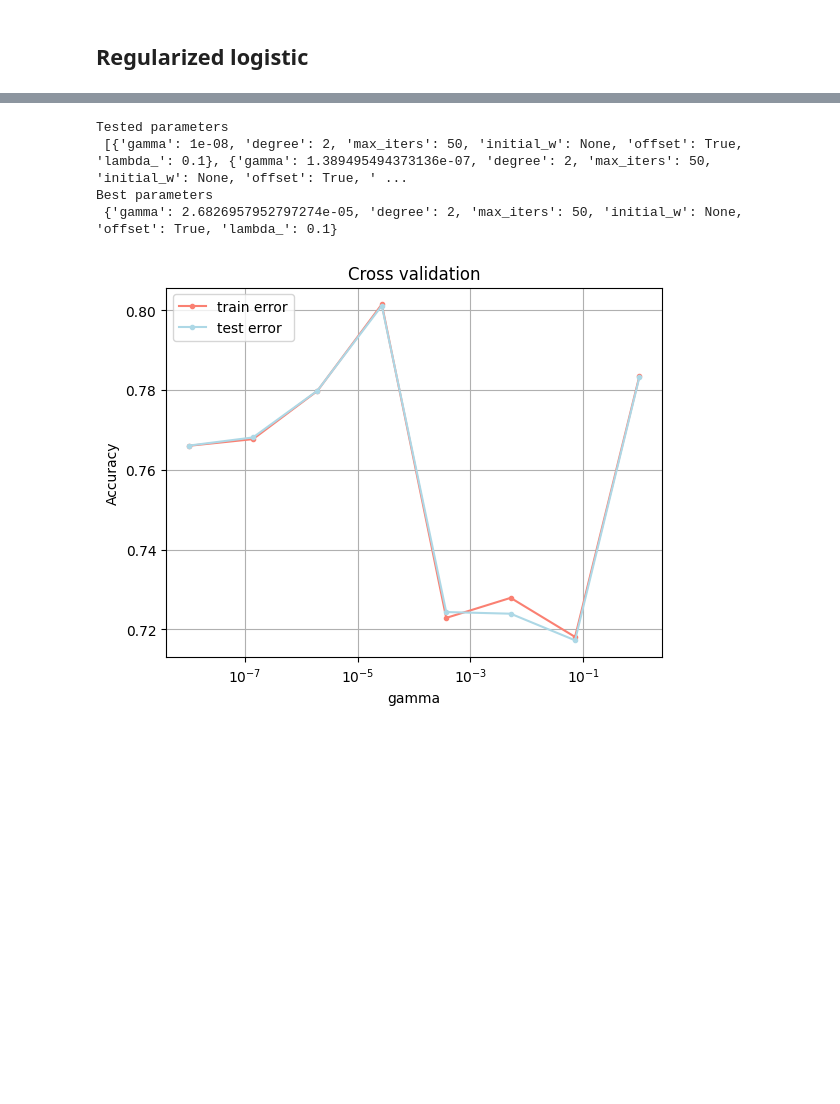
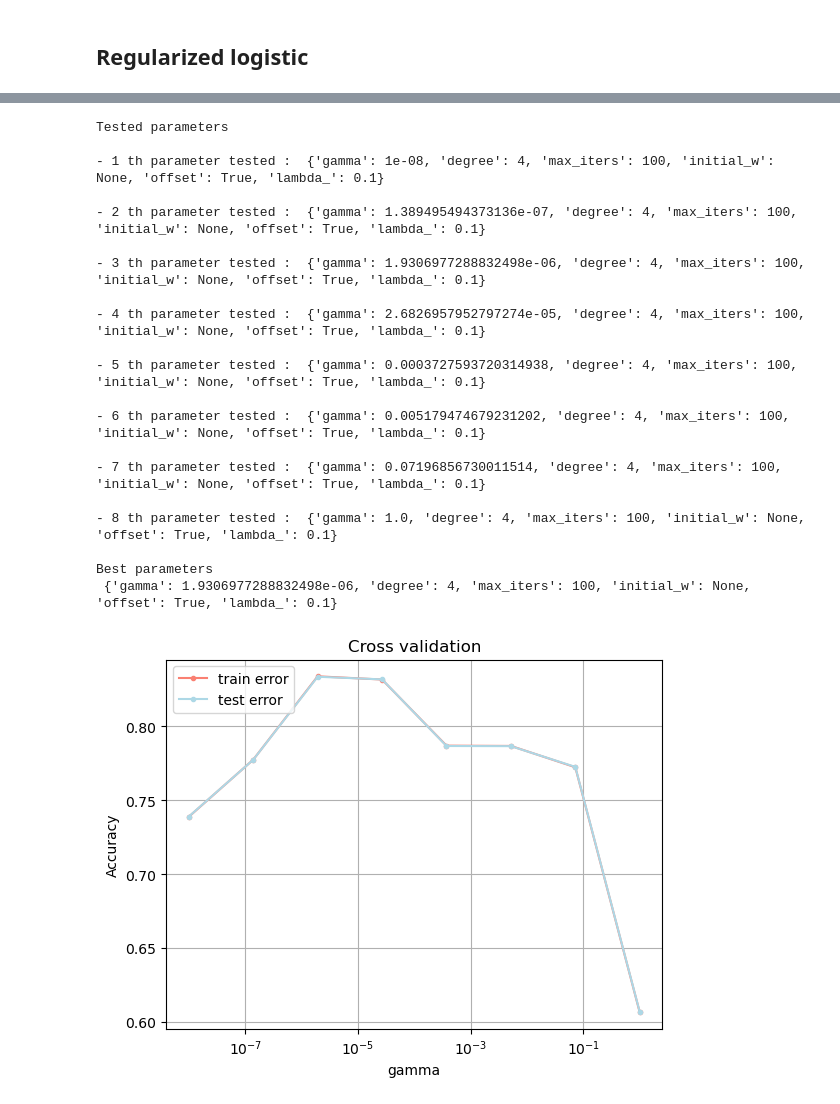
Before and after one commit to Alicia-max/ML--Binary-classification_Higgs-boson-competition, a Jupyter notebook: project/visu.ipynb, the cells around one changed output, grey strips where cells are left out. Drawn from its saved outputs; the diff is of its cells as text; code cells hidden in the pictures; blank space fills up the shorter version.

```diff
--- a/project/visu.ipynb
+++ b/project/visu.ipynb
@@ -89,7 +86,7 @@ for idx in range(tX.shape[1]):
 # %% [markdown]
 # Data Preprocessing
 # %%
-preprocessed_X,preprocessed_X_test, preprocessed_y, _  = preprocess_data_new(tX, tX_test, y, 'under')
+preprocessed_X,preprocessed_X_test, preprocessed_y, _  = preprocess_data_new(tX, tX_test, y)
 # %%
 palette = sns.color_palette("GnBu", n_colors=30)
 figure = plt.figure(figsize=(15,8))
@@ -112,7 +107,7 @@ preprocessed_y = preprocessed_y[chosen_group]
 #Fixed Parameters
 seed = 24
 k_fold = 5
-max_iter = 100
+max_iters = 100
 offset=True
 # %% [markdown]
 ## Least square with GD
@@ -125,7 +120,7 @@ method = least_squares_GD
 degree=np.arange(1,10)
 gamma = 0.1
 parameters_GD = []
-max_iters = 50
+
 for d in degree:
     parameters_GD.append({'gamma':gamma, 'degree':d, 'max_iters':max_iters, 'offset': offset})
 
@@ -506,25 +529,43 @@ Best parameters
 # %%
 method = reg_logistic_regression
 degree = parameters_RL[idx_best]['degree']
 gamma = np.logspace(-8, 0, 8) # note lower gamma here. Otherwise no convergence.
 lambda_=0.1
 
 parameters_RL = []
 for g in gamma:
     parameters_RL.append({'gamma':g, 'degree':degree, 'max_iters':max_iters, 'initial_w':None, 'offset':offset, 'lambda_':lambda_})
-print('Tested parameters\n', parameters_RL)
+
+print_param_test(parameters_RL)
+
 acc_tr_gam, acc_te_gam, idx_best = cross_tunning(preprocessed_y, preprocessed_X,
                                          k_fold=k_fold, method=method , parameters=parameters_RL, seed=seed, log=True)
 
 
 cross_validation_visualization(gamma, acc_tr_gam, acc_te_gam, 'gamma')
 print('Best parameters\n', parameters_RL[idx_best])
 # %% [output]
 Tested parameters
- [{'gamma': 1e-08, 'degree': 2, 'max_iters': 50, 'initial_w': None, 'offset': True, 'lambda_': 0.1}, {'gamma': 1.389495494373136e-07, 'degree': 2, 'max_iters': 50, 'initial_w': None, 'offset': True, ' ...
+
+- 1 th parameter tested :  {'gamma': 1e-08, 'degree': 4, 'max_iters': 100, 'initial_w': None, 'offset': True, 'lambda_': 0.1}
+
+- 2 th parameter tested :  {'gamma': 1.389495494373136e-07, 'degree': 4, 'max_iters': 100, 'initial_w': None, 'offset': True, 'lambda_': 0.1}
+
+- 3 th parameter tested :  {'gamma': 1.9306977288832498e-06, 'degree': 4, 'max_iters': 100, 'initial_w': None, 'offset': True, 'lambda_': 0.1}
+
+- 4 th parameter tested :  {'gamma': 2.6826957952797274e-05, 'degree': 4, 'max_iters': 100, 'initial_w': None, 'offset': True, 'lambda_': 0.1}
+
+- 5 th parameter tested :  {'gamma': 0.0003727593720314938, 'degree': 4, 'max_iters': 100, 'initial_w': None, 'offset': True, 'lambda_': 0.1}
+
+- 6 th parameter tested :  {'gamma': 0.005179474679231202, 'degree': 4, 'max_iters': 100, 'initial_w': None, 'offset': True, 'lambda_': 0.1}
+
+- 7 th parameter tested :  {'gamma': 0.07196856730011514, 'degree': 4, 'max_iters': 100, 'initial_w': None, 'offset': True, 'lambda_': 0.1}
+
+- 8 th parameter tested :  {'gamma': 1.0, 'degree': 4, 'max_iters': 100, 'initial_w': None, 'offset': True, 'lambda_': 0.1}
+
 Best parameters
- {'gamma': 2.6826957952797274e-05, 'degree': 2, 'max_iters': 50, 'initial_w': None, 'offset': True, 'lambda_': 0.1}
+ {'gamma': 1.9306977288832498e-06, 'degree': 4, 'max_iters': 100, 'initial_w': None, 'offset': True, 'lambda_': 0.1}
-[figure, old version]
+[figure, new version]
 # %%
 method = reg_logistic_regression
 degree = degree
```
Also changed, not shown: parts of 21 cells of this notebook, 2 other files.
